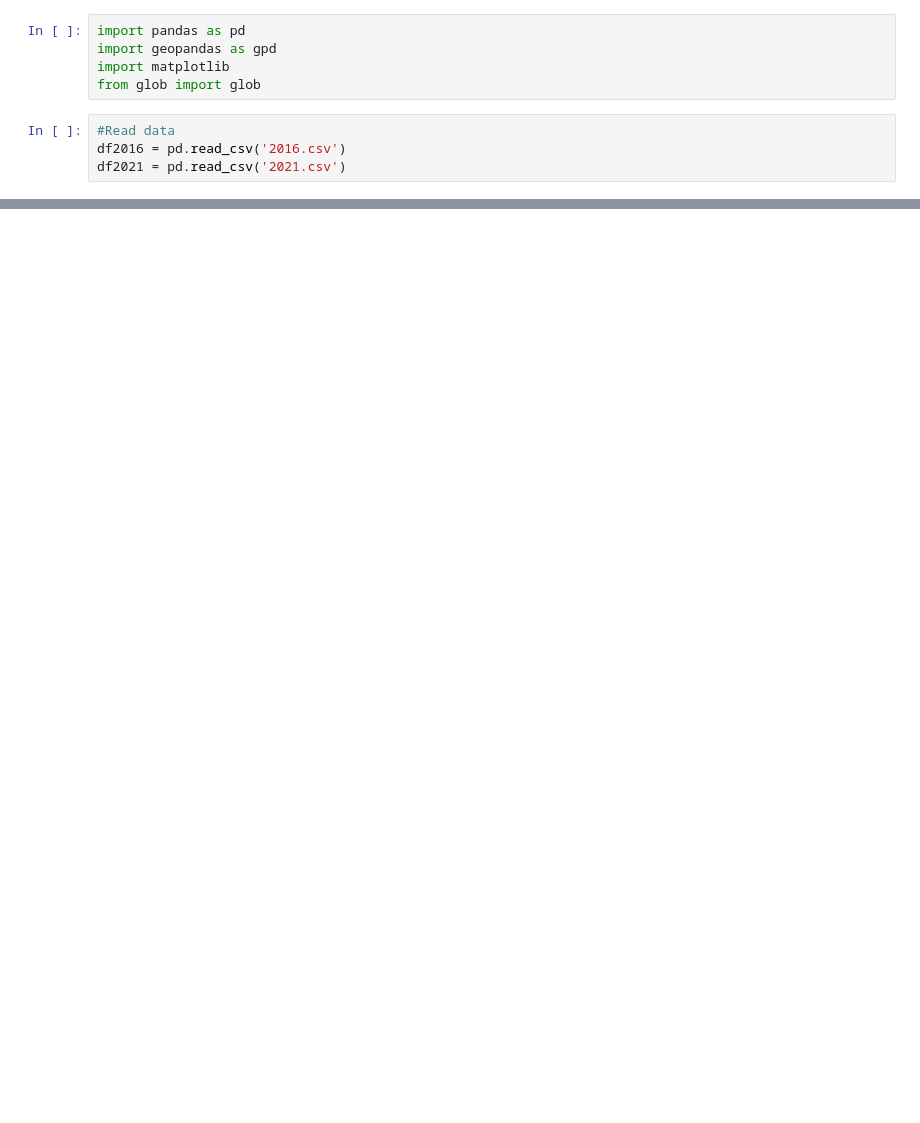
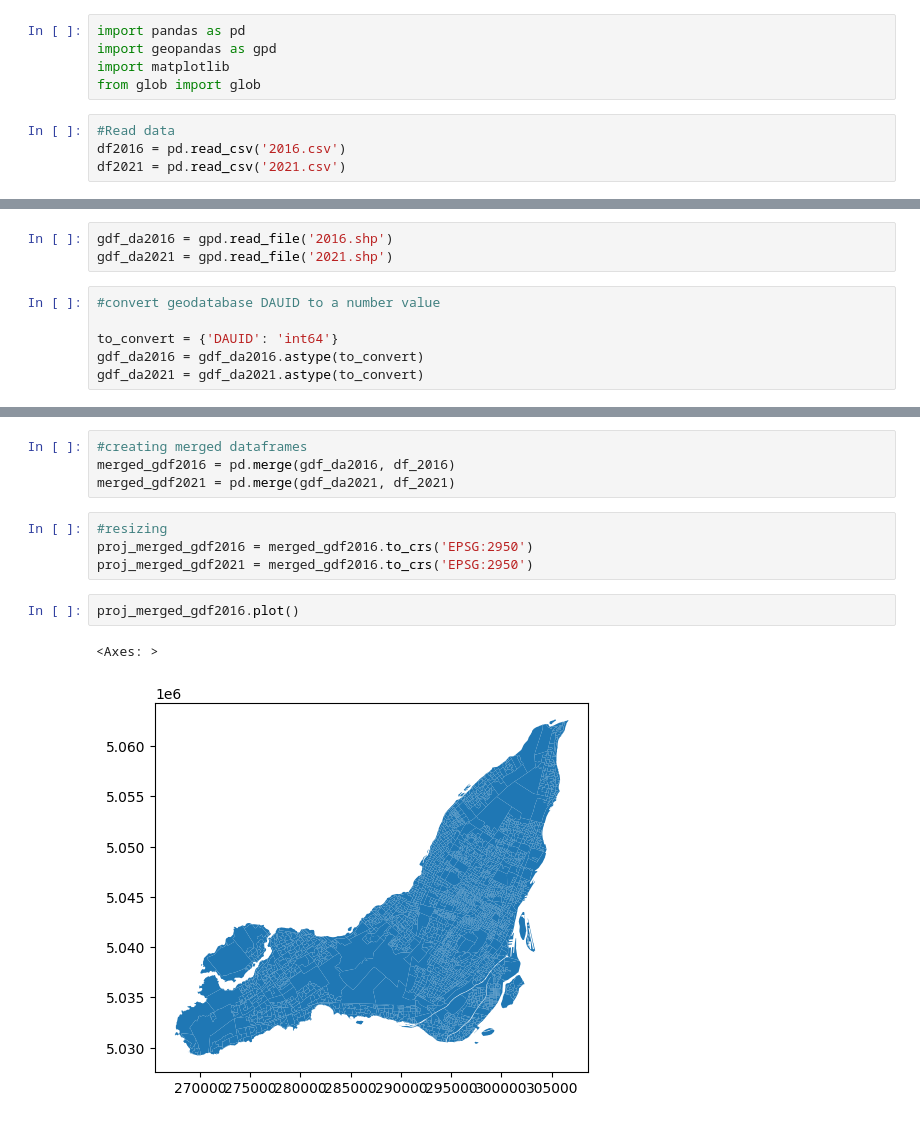
Before and after one commit to BigBustah/Geog464-Final-Dylan-Duplaine, a Jupyter notebook: Project.ipynb, the cells around one changed output, grey strips where cells are left out. Drawn from its saved outputs; the diff is of its cells as text; blank space fills up the shorter version.

```diff
--- a/Project.ipynb
+++ b/Project.ipynb
@@ -32,0 +67,9 @@ df_2021
+# %%
+gdf_da2016 = gpd.read_file('2016.shp')
+gdf_da2021 = gpd.read_file('2021.shp')
+# %%
+#convert geodatabase DAUID to a number value
+
+to_convert = {'DAUID': 'int64'}
+gdf_da2016 = gdf_da2016.astype(to_convert)
+gdf_da2021 = gdf_da2021.astype(to_convert)
@@ -32,0 +112,13 @@ df_2021
+# %%
+#creating merged dataframes
+merged_gdf2016 = pd.merge(gdf_da2016, df_2016)
+merged_gdf2021 = pd.merge(gdf_da2021, df_2021)
+# %%
+#resizing
+proj_merged_gdf2016 = merged_gdf2016.to_crs('EPSG:2950')
+proj_merged_gdf2021 = merged_gdf2016.to_crs('EPSG:2950')
+# %%
+proj_merged_gdf2016.plot()
+# %% [output]
+<Axes: >
+[figure, added]
```
Also changed, not shown: parts of 12 cells of this notebook, 8 other files.
